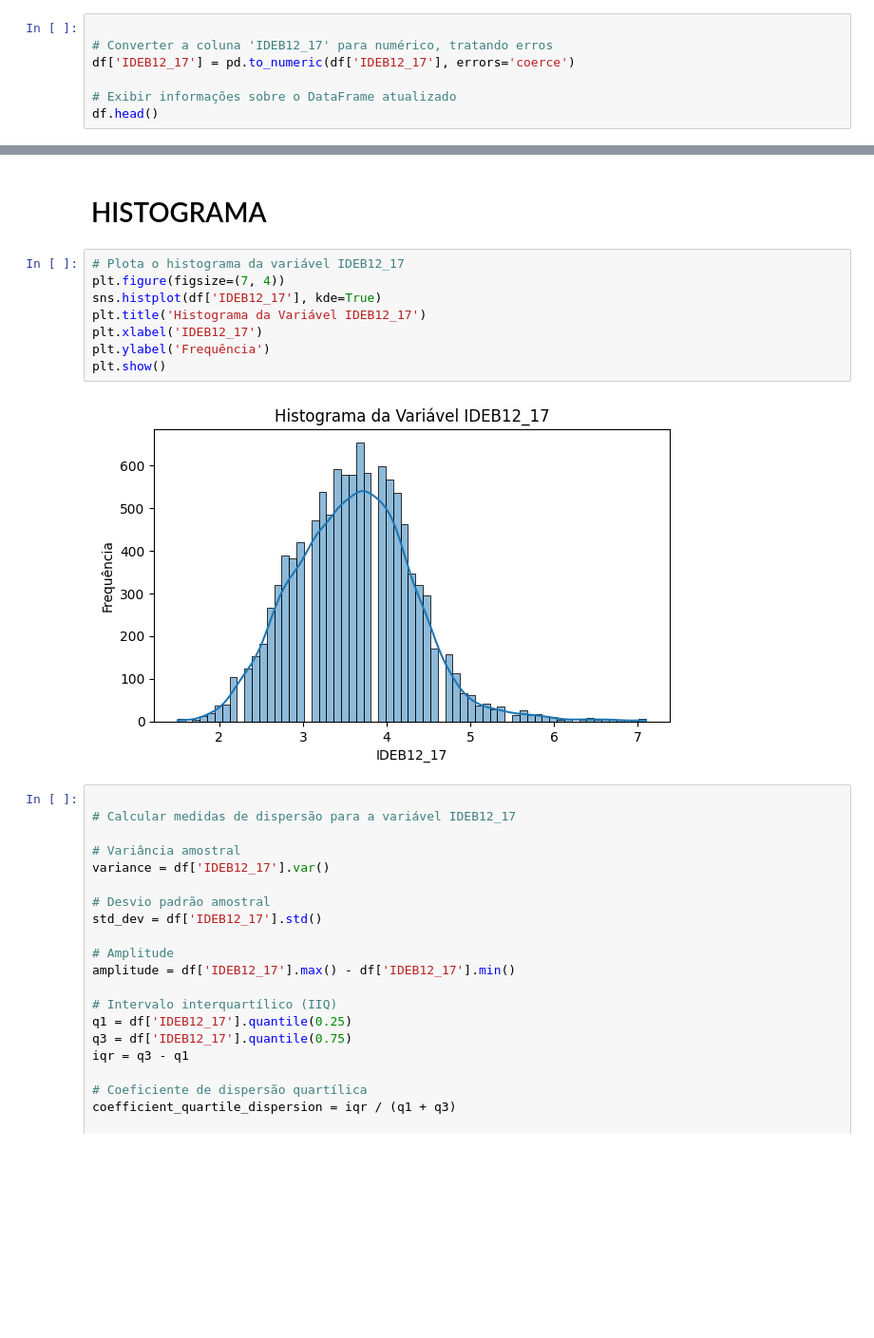
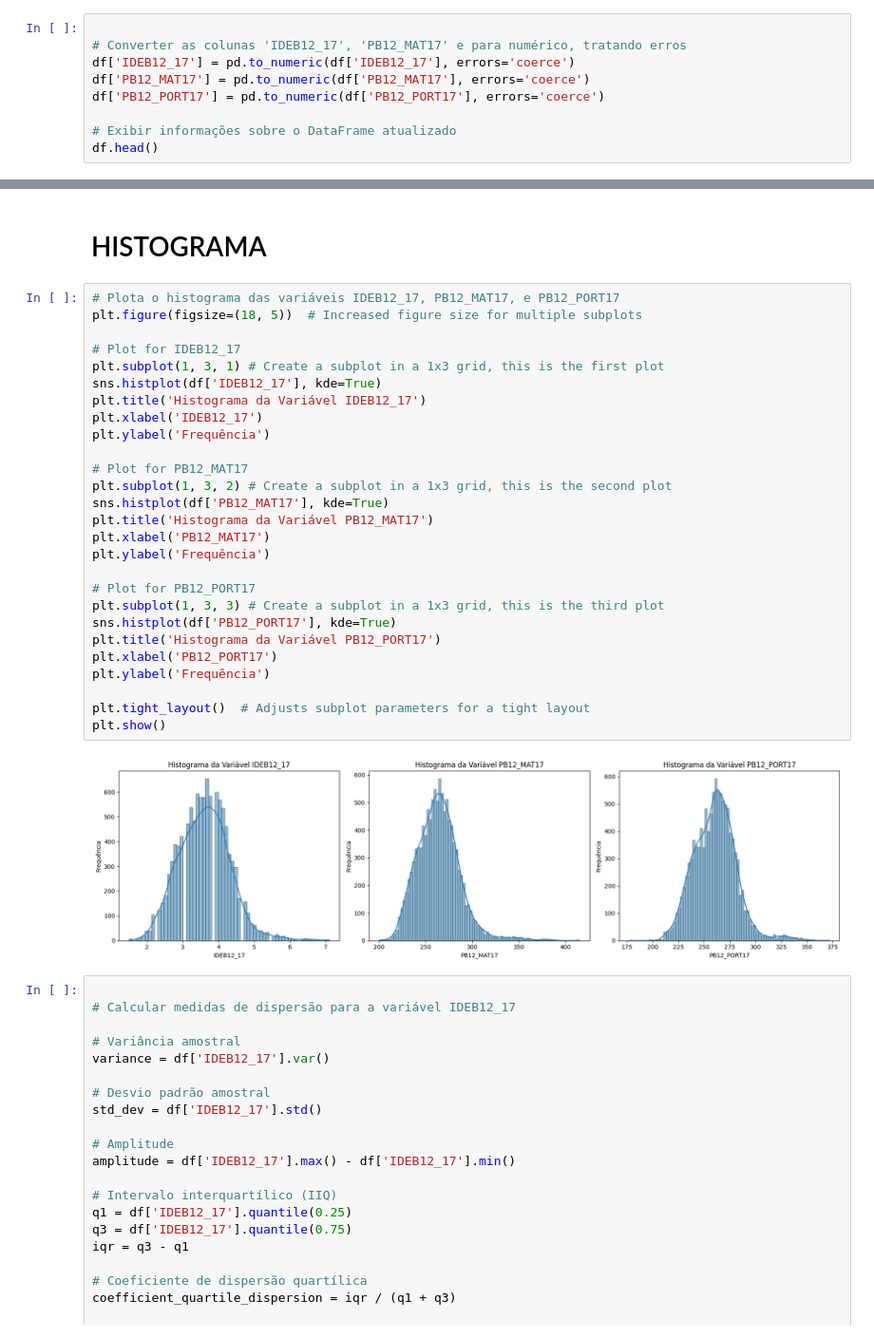
Before and after one commit to sebavassou/aula001py_mba, a Jupyter notebook: Exercicios5_ED.ipynb, the cells around one changed output, grey strips where cells are left out. Shown at 95% size. Drawn from its saved outputs; the diff is of its cells as text; blank space fills up the shorter version.

```diff
--- a/Exercicios5_ED.ipynb
+++ b/Exercicios5_ED.ipynb
@@ -65,8 +65,10 @@ dtypes: int64(1), object(16)
 memory usage: 1.5+ MB
 # %%
 
-# Converter a coluna 'IDEB12_17' para numérico, tratando erros
+# Converter as colunas 'IDEB12_17', 'PB12_MAT17' e para numérico, tratando erros
 df['IDEB12_17'] = pd.to_numeric(df['IDEB12_17'], errors='coerce')
+df['PB12_MAT17'] = pd.to_numeric(df['PB12_MAT17'], errors='coerce')
+df['PB12_PORT17'] = pd.to_numeric(df['PB12_PORT17'], errors='coerce')
 
 # Exibir informações sobre o DataFrame atualizado
 df.head()
@@ -106,16 +108,35 @@ dtypes: float64(1), int64(1), object(15)
 memory usage: 1.5+ MB
 # %% [markdown]
 # HISTOGRAMA
-# %%
-# Plota o histograma da variável IDEB12_17
-plt.figure(figsize=(7, 4))
-sns.histplot(df['IDEB12_17'], kde=True)
-plt.title('Histograma da Variável IDEB12_17')
-plt.xlabel('IDEB12_17')
-plt.ylabel('Frequência')
-plt.show()
-# %% [output]
-[figure, removed]
+# %%
+# Plota o histograma das variáveis IDEB12_17, PB12_MAT17, e PB12_PORT17
+plt.figure(figsize=(18, 5))  # Increased figure size for multiple subplots
+
+# Plot for IDEB12_17
+plt.subplot(1, 3, 1) # Create a subplot in a 1x3 grid, this is the first plot
+sns.histplot(df['IDEB12_17'], kde=True)
+plt.title('Histograma da Variável IDEB12_17')
+plt.xlabel('IDEB12_17')
+plt.ylabel('Frequência')
+
+# Plot for PB12_MAT17
+plt.subplot(1, 3, 2) # Create a subplot in a 1x3 grid, this is the second plot
+sns.histplot(df['PB12_MAT17'], kde=True)
+plt.title('Histograma da Variável PB12_MAT17')
+plt.xlabel('PB12_MAT17')
+plt.ylabel('Frequência')
+
+# Plot for PB12_PORT17
+plt.subplot(1, 3, 3) # Create a subplot in a 1x3 grid, this is the third plot
+sns.histplot(df['PB12_PORT17'], kde=True)
+plt.title('Histograma da Variável PB12_PORT17')
+plt.xlabel('PB12_PORT17')
+plt.ylabel('Frequência')
+
+plt.tight_layout()  # Adjusts subplot parameters for a tight layout
+plt.show()
+# %% [output]
+[figure, added]
 # %%
 
 # Calcular medidas de dispersão para a variável IDEB12_17
```
